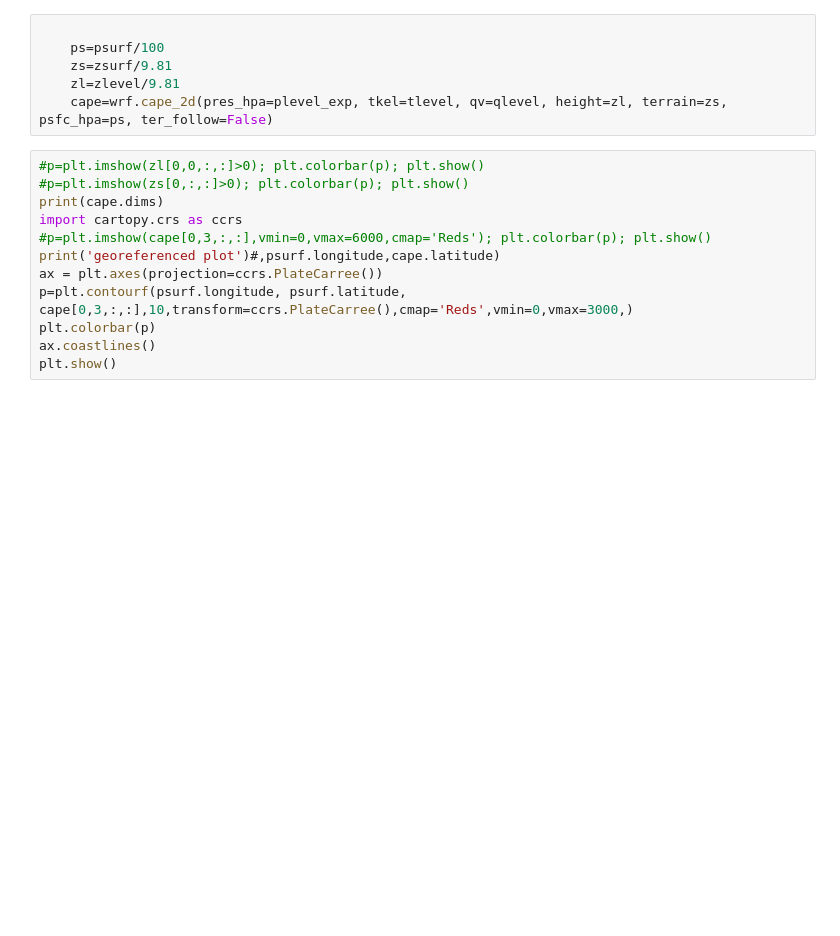
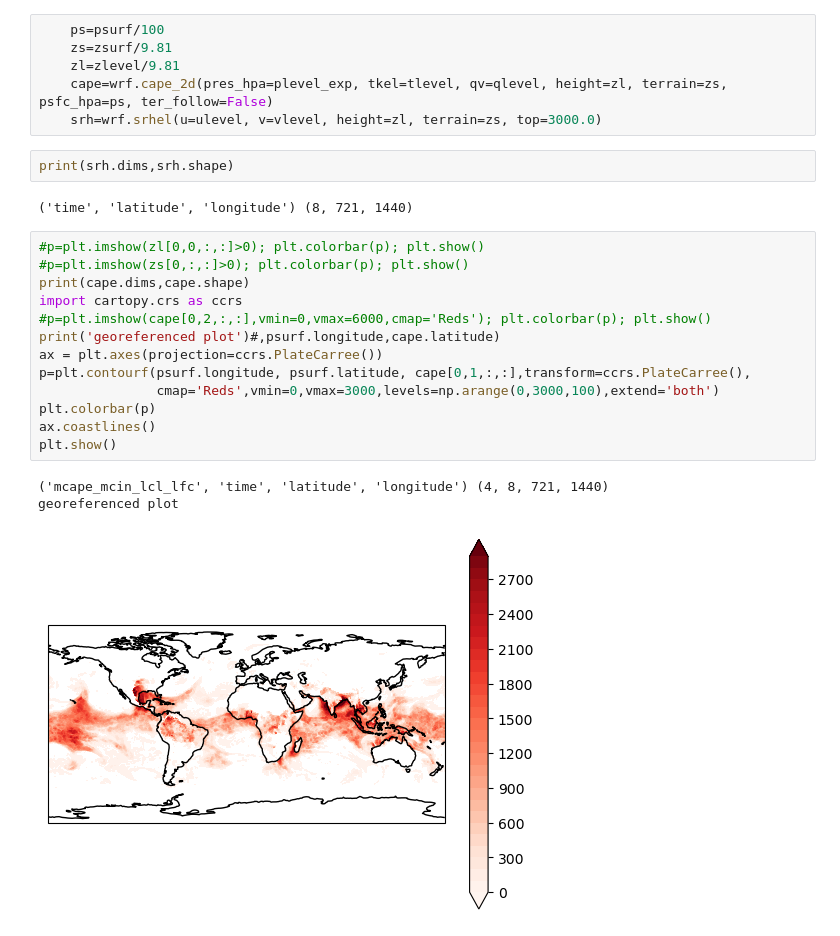
Before and after one commit to feldmann-m/AI-storm, a Jupyter notebook: devel/compute_cape.ipynb, the cells around one changed output. Drawn from its saved outputs; the diff is of its cells as text; blank space fills up the shorter version.

```diff
--- a/devel/compute_cape.ipynb
+++ b/devel/compute_cape.ipynb
@@ -87,19 +92,28 @@ Coordinates:
 True
 # %%
-
     ps=psurf/100
     zs=zsurf/9.81
     zl=zlevel/9.81
     cape=wrf.cape_2d(pres_hpa=plevel_exp, tkel=tlevel, qv=qlevel, height=zl, terrain=zs, psfc_hpa=ps, ter_follow=False)
+    srh=wrf.srhel(u=ulevel, v=vlevel, height=zl, terrain=zs, top=3000.0)
+# %%
+print(srh.dims,srh.shape)
+# %% [output]
+('time', 'latitude', 'longitude') (8, 721, 1440)
 # %%
 #p=plt.imshow(zl[0,0,:,:]>0); plt.colorbar(p); plt.show()
 #p=plt.imshow(zs[0,:,:]>0); plt.colorbar(p); plt.show()
-print(cape.dims)
+print(cape.dims,cape.shape)
 import cartopy.crs as ccrs
-#p=plt.imshow(cape[0,3,:,:],vmin=0,vmax=6000,cmap='Reds'); plt.colorbar(p); plt.show()
+#p=plt.imshow(cape[0,2,:,:],vmin=0,vmax=6000,cmap='Reds'); plt.colorbar(p); plt.show()
 print('georeferenced plot')#,psurf.longitude,cape.latitude)
 ax = plt.axes(projection=ccrs.PlateCarree())
-p=plt.contourf(psurf.longitude, psurf.latitude, cape[0,3,:,:],10,transform=ccrs.PlateCarree(),cmap='Reds',vmin=0,vmax=3000,)
+p=plt.contourf(psurf.longitude, psurf.latitude, cape[0,1,:,:],transform=ccrs.PlateCarree(),
+               cmap='Reds',vmin=0,vmax=3000,levels=np.arange(0,3000,100),extend='both')
 plt.colorbar(p)
 ax.coastlines()
 plt.show()
+# %% [output]
+('mcape_mcin_lcl_lfc', 'time', 'latitude', 'longitude') (4, 8, 721, 1440)
+georeferenced plot
+[figure, added]
```
Also changed, not shown: parts of 9 cells of this notebook, 1 other file.
